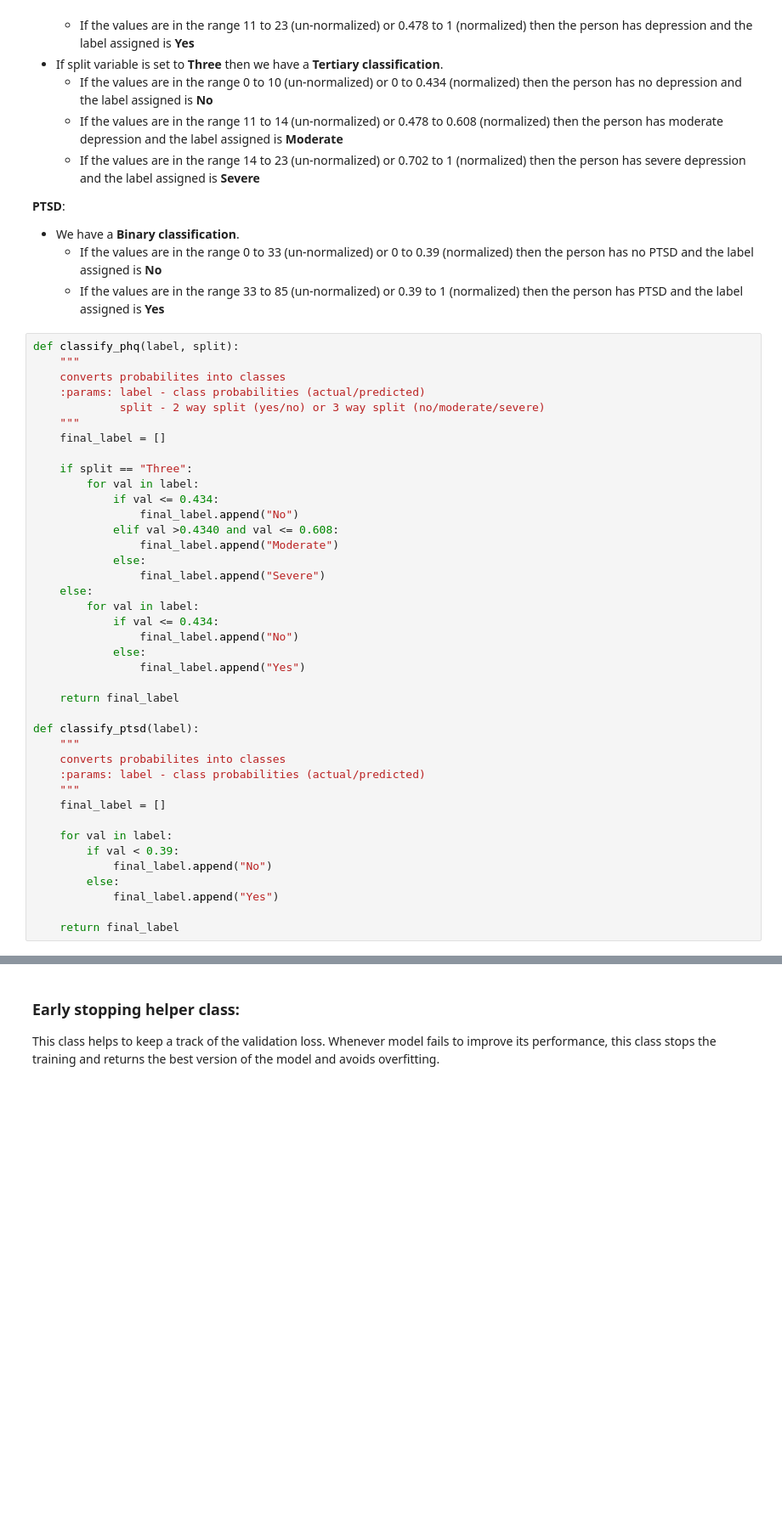
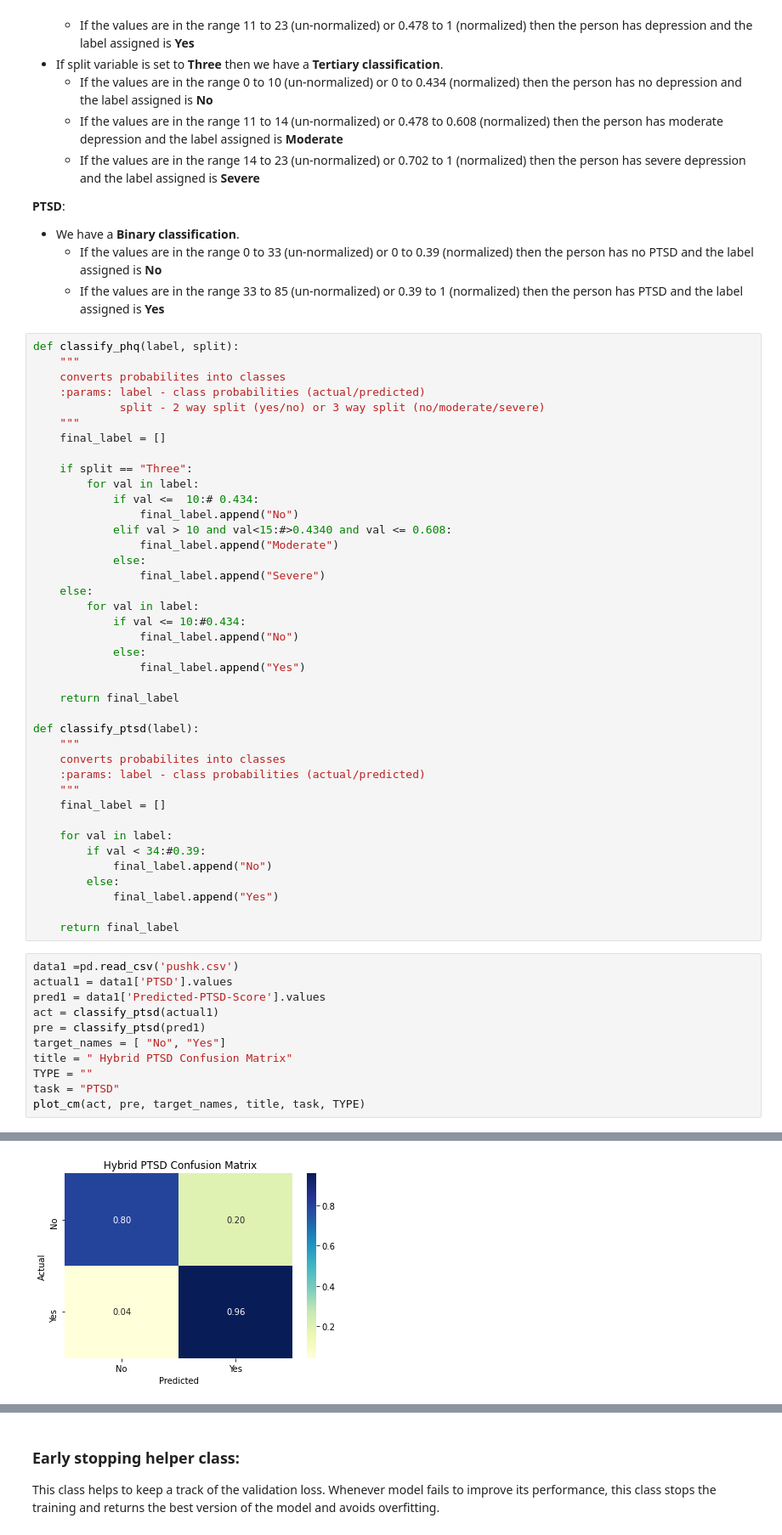
Before and after one commit to Alpha-Raj/Depression-Detection, a Jupyter notebook: Depression_detectoin.ipynb, the cells around one changed output, grey strips where cells are left out. Shown at 85% size. Drawn from its saved outputs; the diff is of its cells as text; blank space fills up the shorter version.

```diff
--- a/Depression_detectoin.ipynb
+++ b/Depression_detectoin.ipynb
@@ -260,15 +261,15 @@ def classify_phq(label, split):
 
     if split == "Three":
         for val in label:
-            if val <= 0.434:
+            if val <=  10:# 0.434:
                 final_label.append("No")
-            elif val >0.4340 and val <= 0.608:
+            elif val > 10 and val<15:#>0.4340 and val <= 0.608:
                 final_label.append("Moderate")
             else:
                 final_label.append("Severe")
     else:
         for val in label:
-            if val <= 0.434:
+            if val <= 10:#0.434:
                 final_label.append("No")
             else:
                 final_label.append("Yes")
@@ -283,9 +284,21 @@ def classify_ptsd(label):
     final_label = []
 
     for val in label:
-        if val < 0.39:
+        if val < 34:#0.39:
             final_label.append("No")
         else:
             final_label.append("Yes")
 
     return final_label
+# %%
+data1 =pd.read_csv('pushk.csv')
+actual1 = data1['PTSD'].values
+pred1 = data1['Predicted-PTSD-Score'].values
+act = classify_ptsd(actual1)
+pre = classify_ptsd(pred1)
+target_names = [ "No", "Yes"]
+title = " Hybrid PTSD Confusion Matrix"
+TYPE = ""
+task = "PTSD"
+plot_cm(act, pre, target_names, title, task, TYPE)
+# %% [output]
@@ -291,0 +307 @@ def classify_ptsd(label):
+[figure, added]
```
Also changed, not shown: parts of 13 cells of this notebook.
